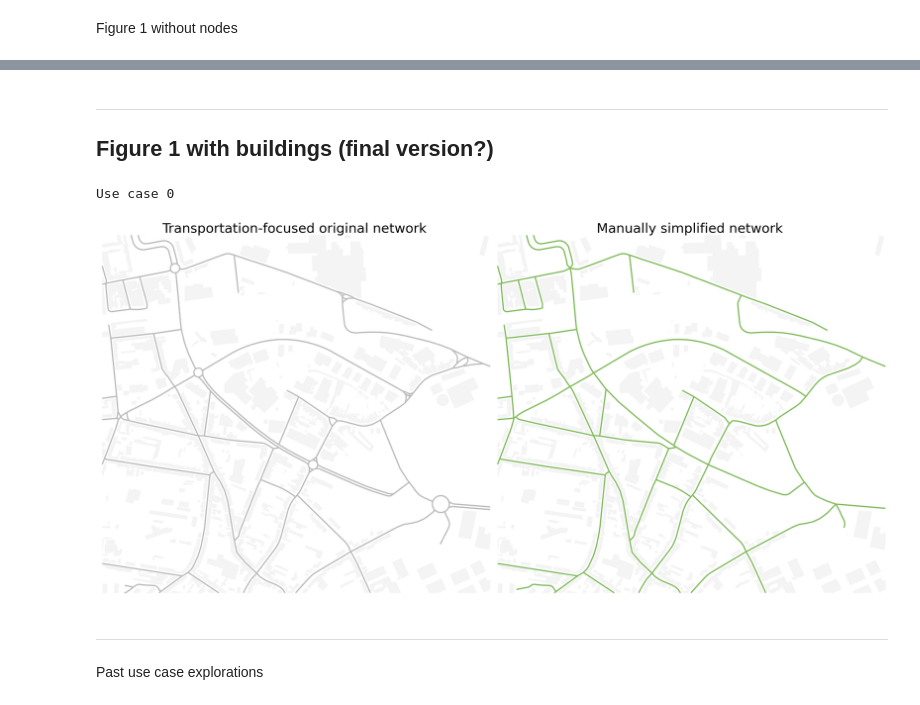
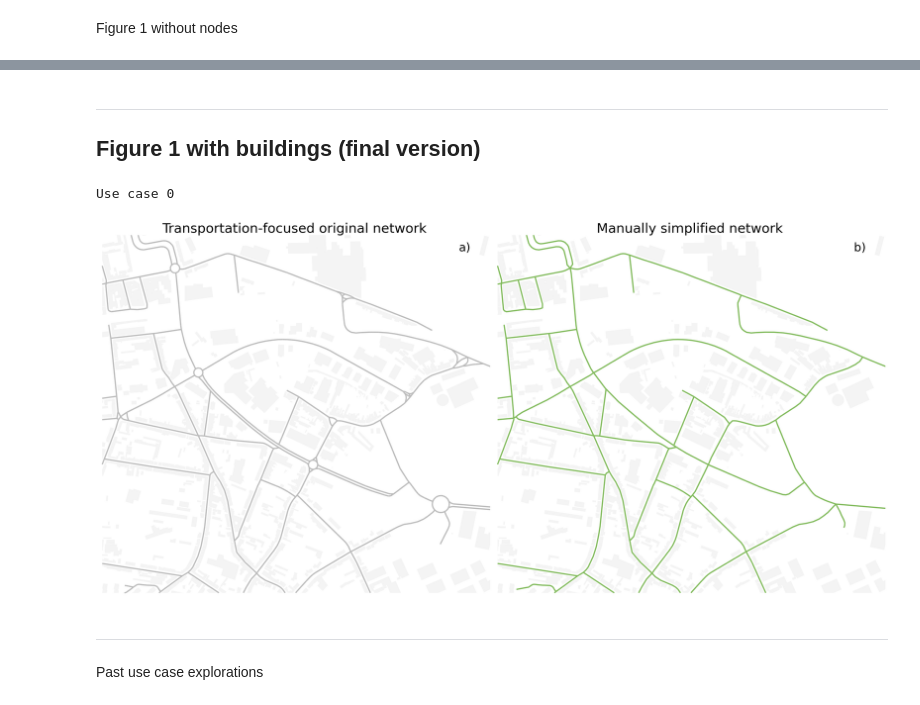
Before and after one commit to uscuni/simplification, a Jupyter notebook: notebooks/figures/usecases_paper.ipynb, the cells around one changed output, grey strips where cells are left out. Drawn from its saved outputs; the diff is of its cells as text; code cells hidden in the pictures.

```diff
--- a/notebooks/figures/usecases_paper.ipynb
+++ b/notebooks/figures/usecases_paper.ipynb
@@ -453,7 +450,7 @@ Use case 0
 # %% [markdown]
 ***
 
-## Figure 1 with buildings (final version?)
+## Figure 1 with buildings (final version)
 # %%
 # subplot params
 lw = 3.5  # line width
@@ -492,34 +489,46 @@ ax.set_title(
 )
 
 # right side: manual
 method = "manual"
 ax = axs[1]
 lines = geoms[mycase.city][method]["lines"].clip(myzoom).copy()
 vertices = geoms[mycase.city][method]["vertices"].clip(myzoom).copy()
 lines.plot(
     ax=ax,
     linewidth=lw,
     linestyle="-",
     zorder=1,
     color=utils.method_color[method],
 )
 ax.set_title(
     "Manually simplified network",
     fontsize=fs,
 )
 
 for ax in axs:
     ax.set_axis_off()
     ax.set_xlim(lines.total_bounds[0] - 10, lines.total_bounds[2] - 15)
     ax.set_ylim(lines.total_bounds[1] - 10, lines.total_bounds[3] - 100)
     buildings.plot(ax=ax, color="lightgrey", alpha=0.23)
 
+for i, lab in enumerate(["a)", "b)"]):
+    axs[i].text(
+        0.95,
+        0.95,
+        lab,
+        horizontalalignment="right",
+        verticalalignment="bottom",
+        transform=axs[i].transAxes,
+        fontsize=32,
+    )
+
+
 plt.tight_layout()
 plt.show()
 fig.savefig(situations_fp + "fig_original-manual.png", dpi=300, bbox_inches="tight")
 # %% [output]
 Use case 0
-[figure, old version]
+[figure, new version]
 # %% [markdown]
 ***
 
```
Also changed, not shown: parts of 3 cells of this notebook, 1 other file.
